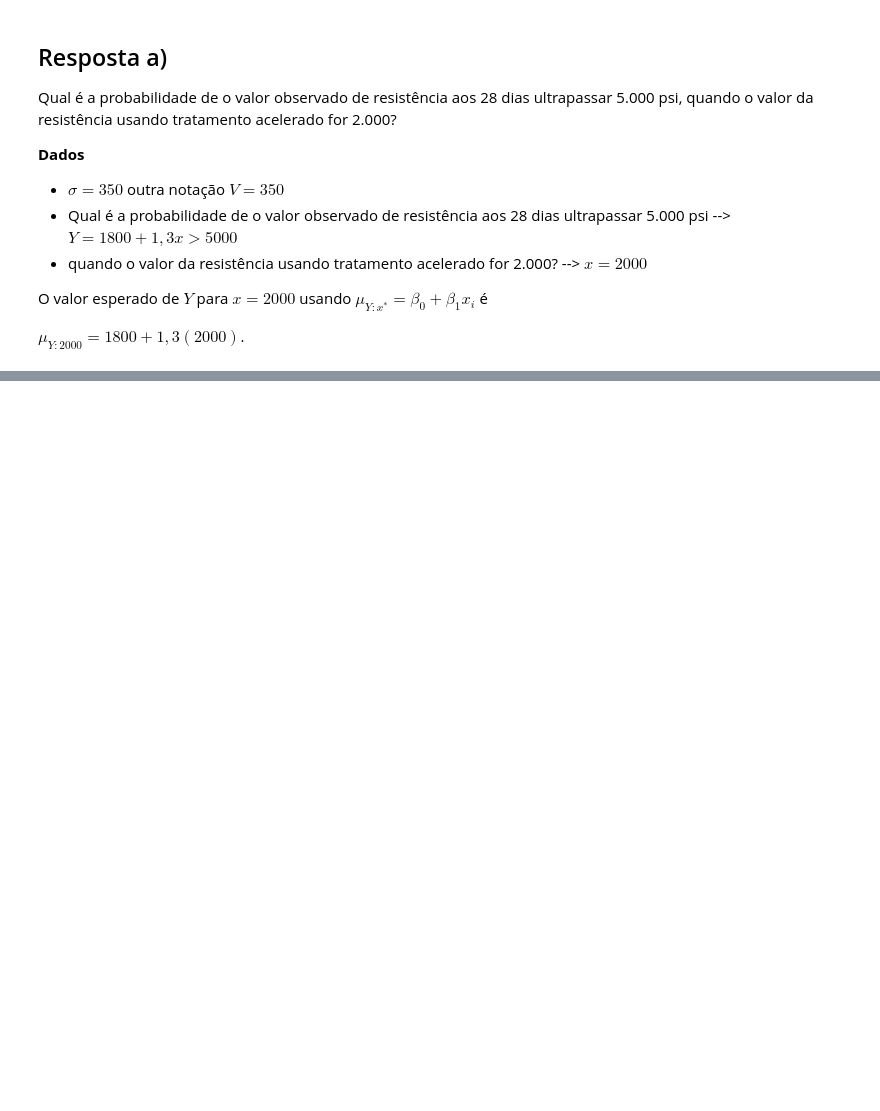
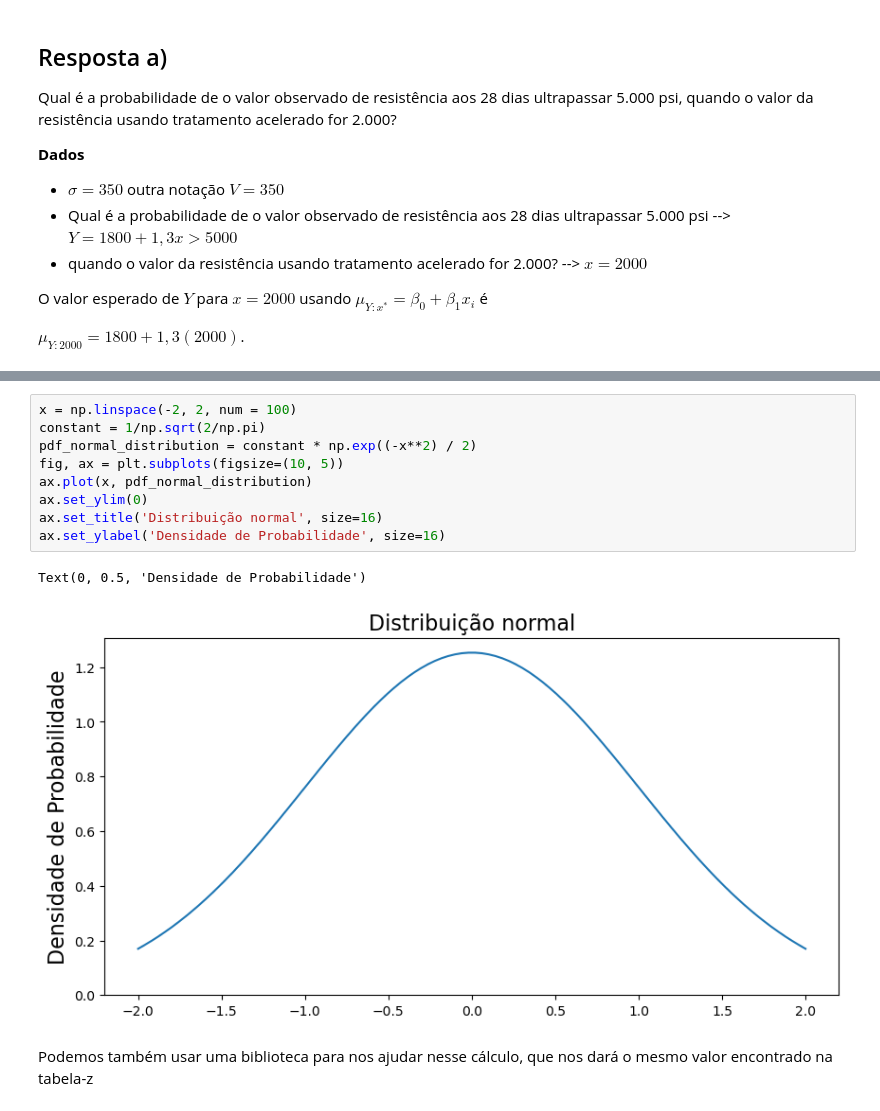
Before and after one commit to eliabev/Data_Science_Courses, a Jupyter notebook: statistical_inference/aula_01/ex01.ipynb, the cells around one changed output, grey strips where cells are left out. Saved outputs shown, nothing was run; the diff lists cells and outputs as text; blank space fills up the shorter version.

```diff
--- a/aula_01/teste.ipynb
+++ b/statistical_inference/aula_01/ex01.ipynb
@@ -233,0 +251,14 @@ O valor esperado de Y para x=2500 é = 4400.0
+# %%
+x = np.linspace(-2, 2, num = 100)
+constant = 1/np.sqrt(2/np.pi)
+pdf_normal_distribution = constant * np.exp((-x**2) / 2)
+fig, ax = plt.subplots(figsize=(10, 5))
+ax.plot(x, pdf_normal_distribution)
+ax.set_ylim(0)
+ax.set_title('Distribuição normal', size=16)
+ax.set_ylabel('Densidade de Probabilidade', size=16)
+# %% [output]
+Text(0, 0.5, 'Densidade de Probabilidade')
+[figure, added]
+# %% [markdown]
+Podemos também usar uma biblioteca para nos ajudar nesse cálculo, que nos dará o mesmo valor encontrado na tabela-z
```
Also changed, not shown: parts of 11 cells of this notebook, 3 other files.
